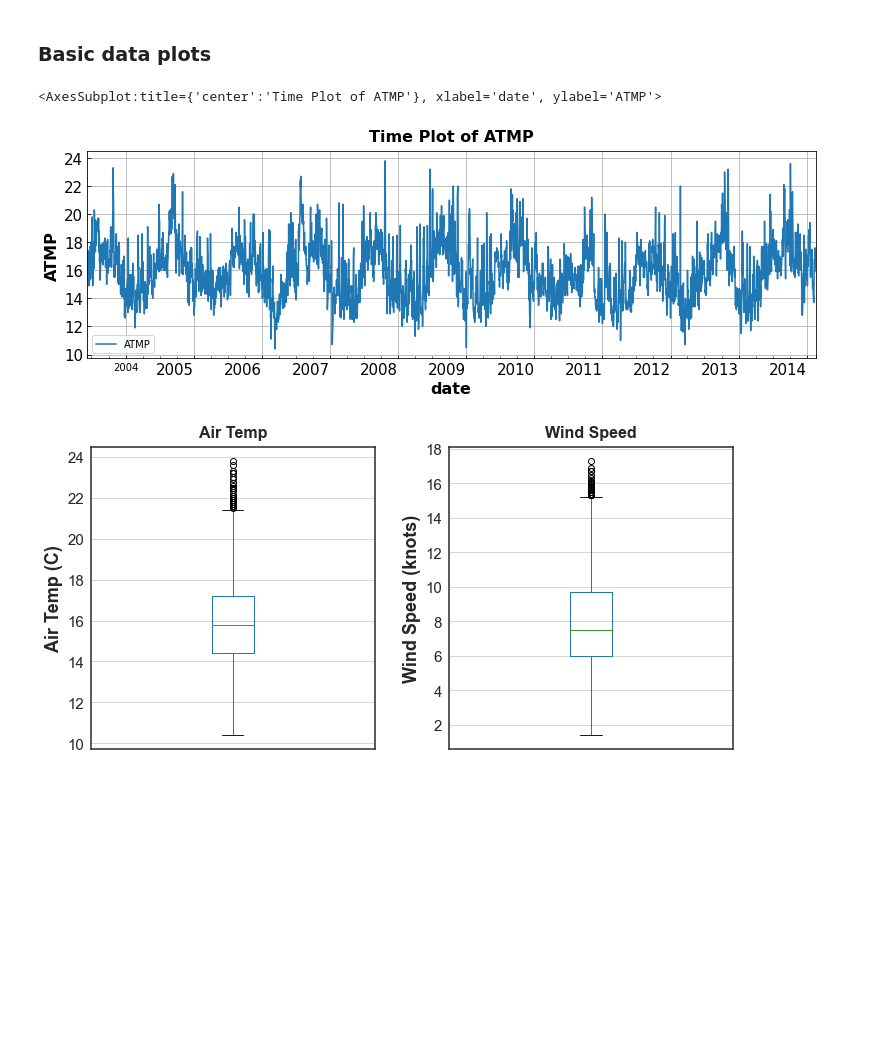
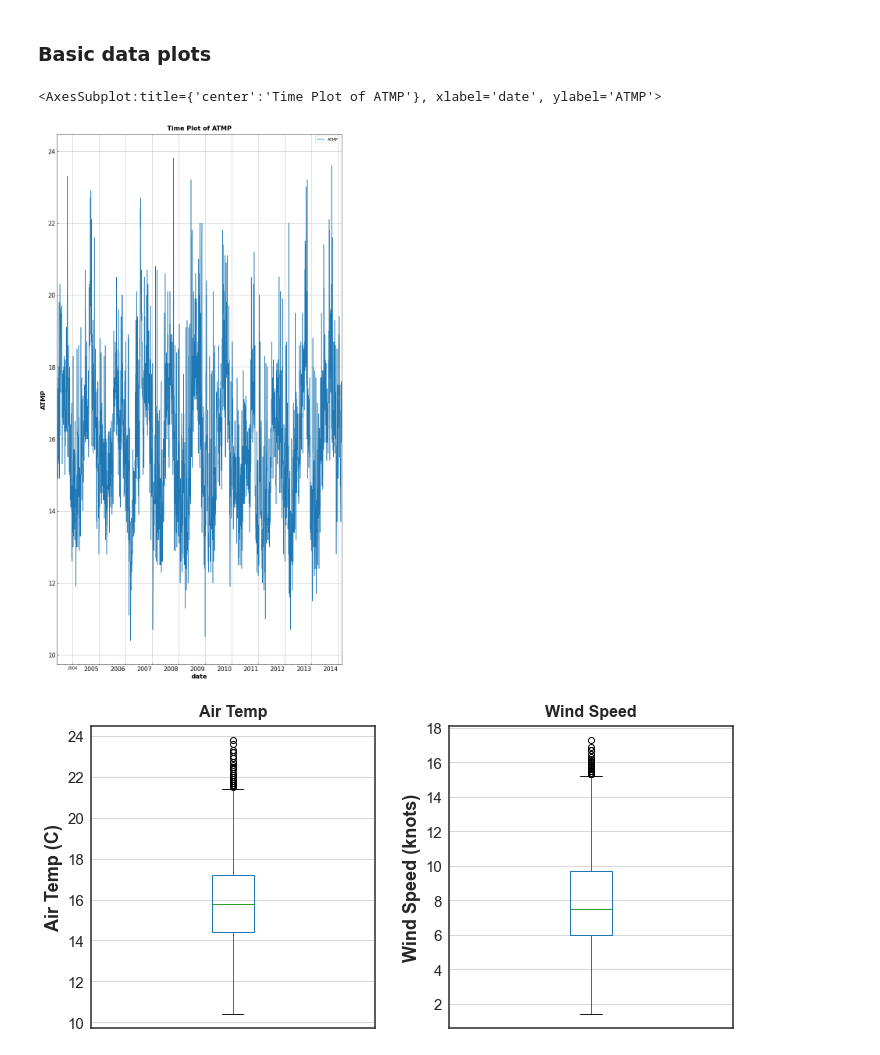
Before and after one commit to dakotarawlings/weather_timeseries_analysis, a Jupyter notebook: data_EDA.ipynb, the cells around one changed output. Drawn from its saved outputs; the diff is of its cells as text; code cells hidden in the pictures; blank space fills up the shorter version.

```diff
--- a/data_EDA.ipynb
+++ b/data_EDA.ipynb
@@ -154,10 +160,10 @@ The ADF p-value for WSPD is 1.1109933619847521e-07
 ### Basic data plots
 # %%
 #Plot the ATMP data
-plotting_functions.timeseries_plot(df_engineered,'date', ydata='ATMP', ax=ax)
+plotting_functions.timeseries_plot(df_engineered,'date', ydata='ATMP')
 # %% [output]
 <AxesSubplot:title={'center':'Time Plot of ATMP'}, xlabel='date', ylabel='ATMP'>
-[figure, old version]
+[figure, new version]
 # %%
 #boxplots for air temp and wind speed data
 
```
Also changed, not shown: parts of 5 cells of this notebook, 3 other files.
